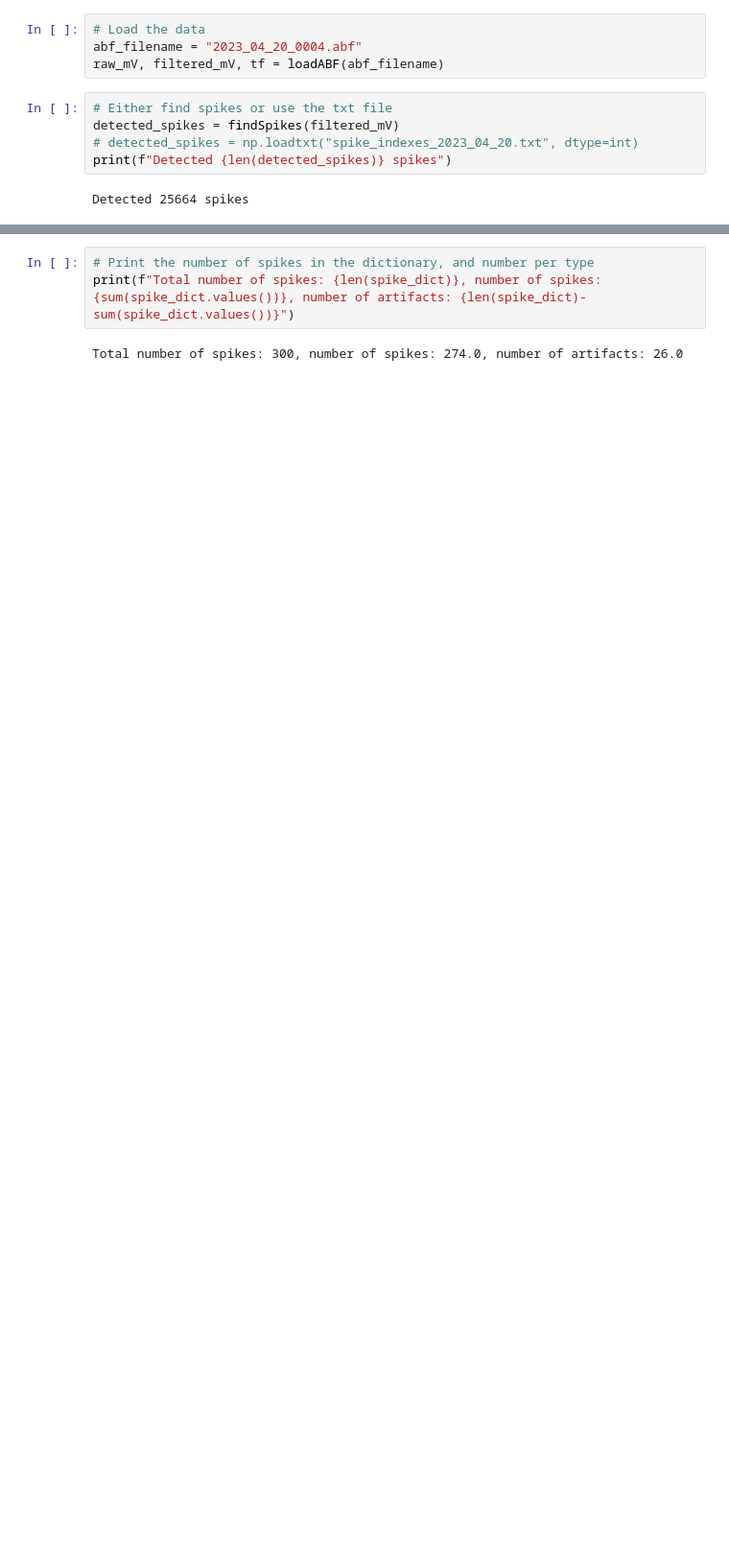
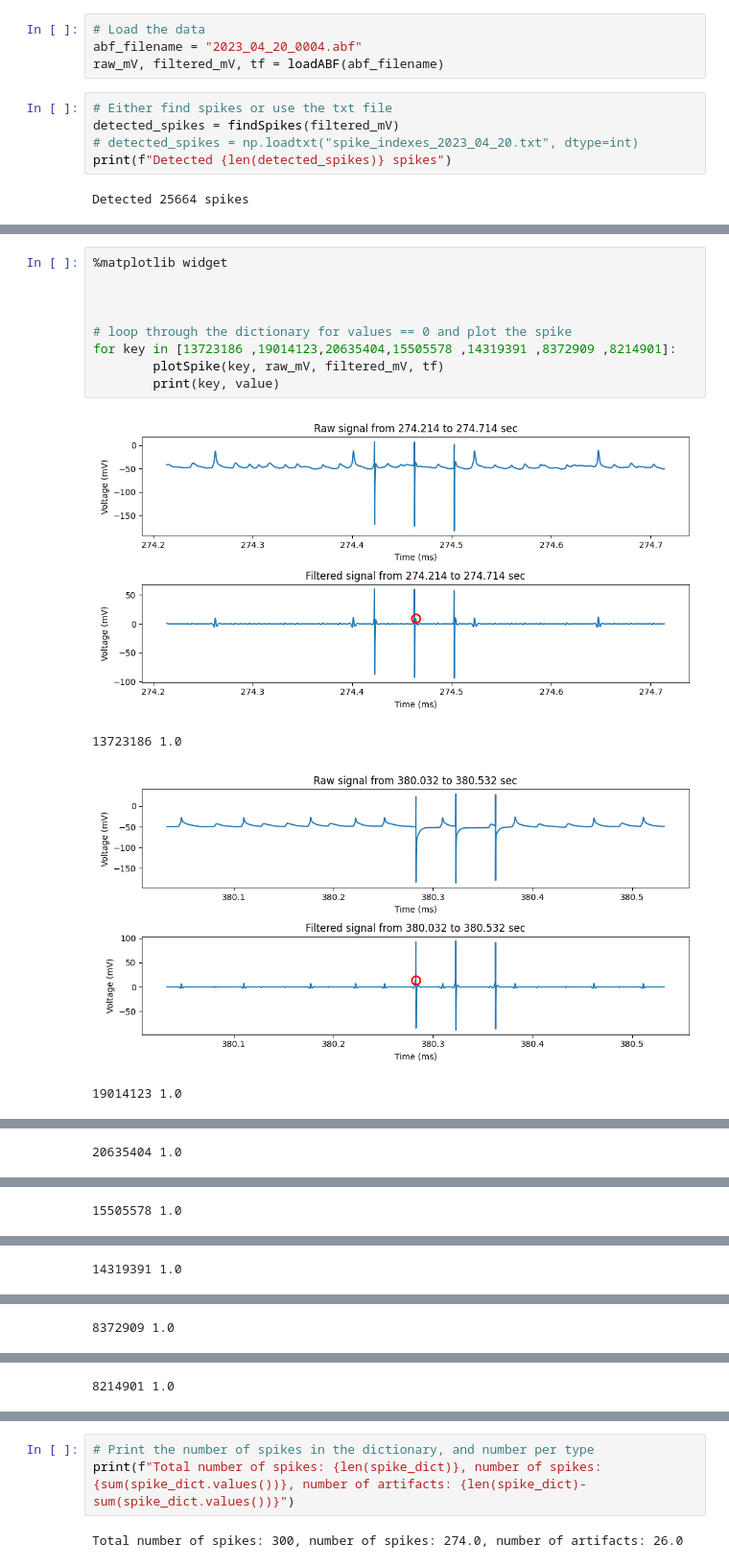
Before and after one commit to hallurr/findClassifySpikes, a Jupyter notebook: showcase.ipynb, the cells around one changed output, grey strips where cells are left out. Shown at 96% size. Saved outputs shown, nothing was run; the diff lists cells and outputs as text; blank space fills up the shorter version.

```diff
--- a/showcase.ipynb
+++ b/showcase.ipynb
@@ -232,0 +233,14 @@ start index: 8032634, end index: 8057634
+# %%
+%matplotlib widget
+
+
+
+# loop through the dictionary for values == 0 and plot the spike
+for key in [13723186 ,19014123,20635404,15505578 ,14319391 ,8372909 ,8214901]:
+        plotSpike(key, raw_mV, filtered_mV, tf)
+        print(key, value)
+# %% [output]
+[figure, added]
+13723186 1.0
+[figure, added]
+19014123 1.0
@@ -232,0 +248 @@ start index: 8032634, end index: 8057634
+20635404 1.0
@@ -232,0 +250 @@ start index: 8032634, end index: 8057634
+15505578 1.0
@@ -232,0 +252 @@ start index: 8032634, end index: 8057634
+14319391 1.0
@@ -232,0 +254 @@ start index: 8032634, end index: 8057634
+8372909 1.0
@@ -232,0 +256 @@ start index: 8032634, end index: 8057634
+8214901 1.0
```
Also changed, not shown: parts of 4 cells of this notebook, 1 other file.
